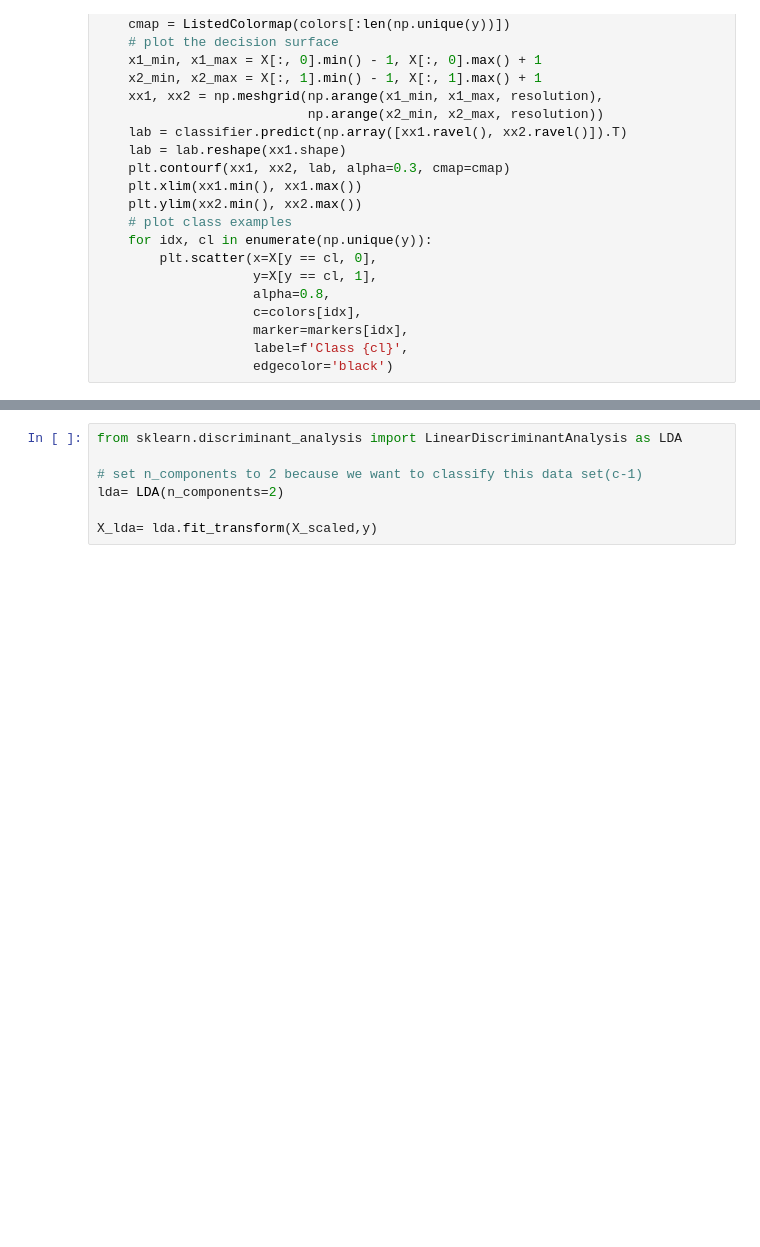
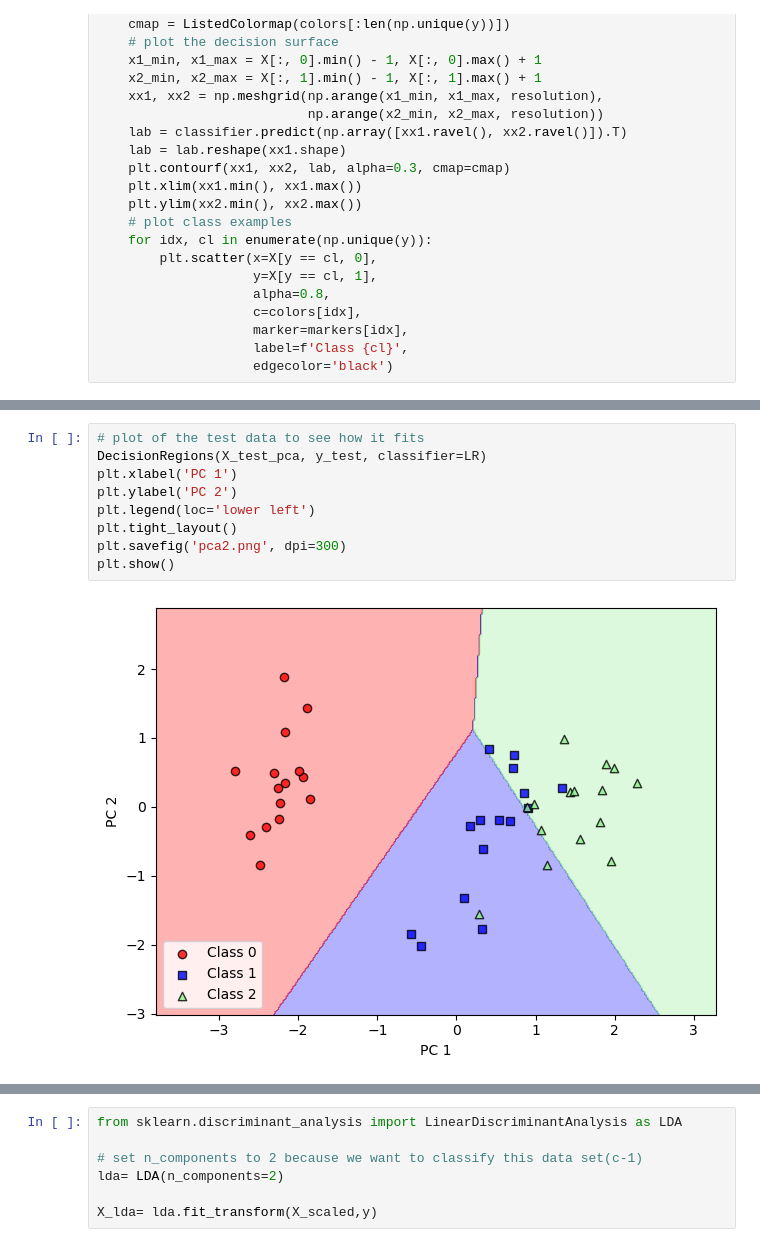
Before and after one commit to Danlof/Dimensionality_reduction, a Jupyter notebook: iris.ipynb, the cells around one changed output, grey strips where cells are left out. Drawn from its saved outputs; the diff is of its cells as text; blank space fills up the shorter version.

```diff
--- a/iris.ipynb
+++ b/iris.ipynb
@@ -114,0 +146,11 @@ plt.show()
+# %%
+# plot of the test data to see how it fits
+DecisionRegions(X_test_pca, y_test, classifier=LR)
+plt.xlabel('PC 1')
+plt.ylabel('PC 2')
+plt.legend(loc='lower left')
+plt.tight_layout()
+plt.savefig('pca2.png', dpi=300)
+plt.show()
+# %% [output]
+[figure, added]
```
Also changed, not shown: parts of 9 cells of this notebook.
